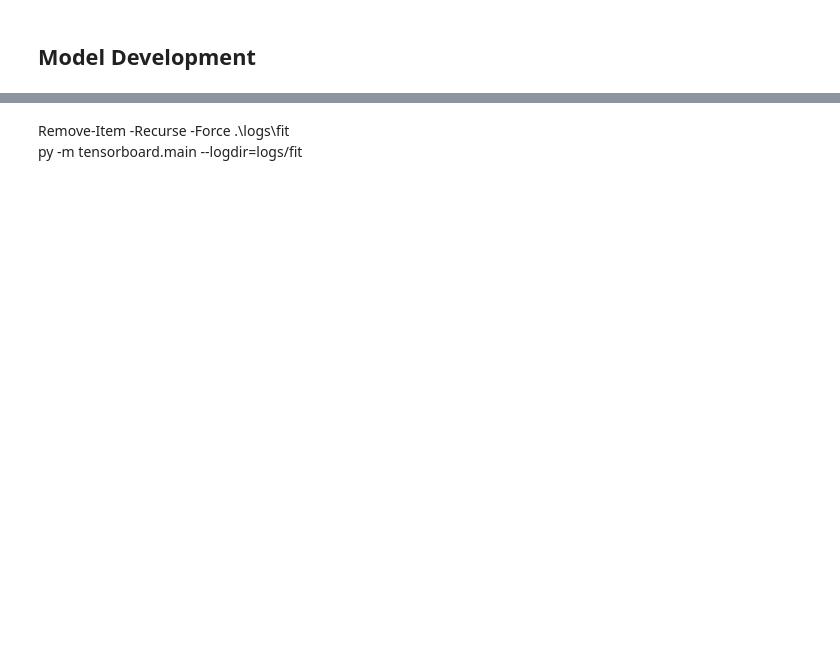
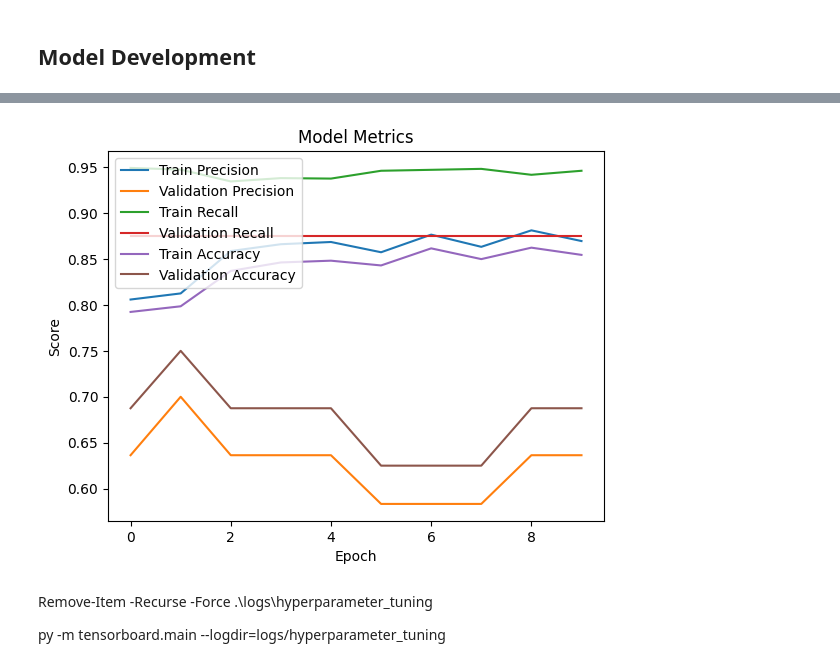
Before and after one commit to howiess/Competition, a Jupyter notebook: Classification_Chest x-ray for pneumonia.ipynb, the cells around one changed output, grey strips where cells are left out. Saved outputs shown, nothing was run; the diff lists cells and outputs as text; code cells hidden in the pictures; blank space fills up the shorter version.

```diff
--- a/Classification_Chest x-ray for pneumonia.ipynb
+++ b/Classification_Chest x-ray for pneumonia.ipynb
@@ -108,0 +113,13 @@ tensorboard_callback = tf.keras.callbacks.TensorBoard(log_dir=log_dir, histogram
+# %%
+log_dir = "logs/hyperparameter_tuning"
+tensorboard_callback = TensorBoard(log_dir=log_dir)
+# %%
+# Set up the tuner with adjusted parameter intervals
+tuner = kt.RandomSearch(
+    build_model,
+    objective='val_accuracy',
+    max_trials=10,  # Number of hyperparameter combinations to try
+    executions_per_trial=1,  # Number of models to build and evaluate for each trial
+    directory='tuner_logs',
+    project_name='chest_xray_tuning'
+)
@@ -108,0 +135,3 @@ tensorboard_callback = tf.keras.callbacks.TensorBoard(log_dir=log_dir, histogram
+# %%
+# Retrieve the best model
+best_model = tuner.get_best_models(num_models=1)[0]
@@ -109,8 +149,4 @@ tensorboard_callback = tf.keras.callbacks.TensorBoard(log_dir=log_dir, histogram
 # %%
-history = model.fit(
-    train_data,
-    epochs=20,
-    validation_data=val_data,
-    callbacks=[tensorboard_callback]  # Add TensorBoard callback here
-)
+# Plot training history for best model
+history = best_model.fit(train_data, epochs=10, validation_data=val_data, callbacks=[tensorboard_callback])
 # %% [output]
@@ -134,3 +173,19 @@ Epoch 20/20
+# %%
+# Plot metrics for the best model
+plt.plot(history.history['precision'], label='Train Precision')
+plt.plot(history.history['val_precision'], label='Validation Precision')
+plt.plot(history.history['recall'], label='Train Recall')
+plt.plot(history.history['val_recall'], label='Validation Recall')
+plt.plot(history.history['accuracy'], label='Train Accuracy')
+plt.plot(history.history['val_accuracy'], label='Validation Accuracy')
+plt.title('Model Metrics')
+plt.xlabel('Epoch')
+plt.ylabel('Score')
+plt.legend(loc='upper left')
+plt.show()
+# %% [output]
+[figure, added]
 # %% [markdown]
-Remove-Item -Recurse -Force .\logs\fit\
-py -m tensorboard.main --logdir=logs/fit
+Remove-Item -Recurse -Force .\logs\hyperparameter_tuning
+
+py -m tensorboard.main --logdir=logs/hyperparameter_tuning
```
Also changed, not shown: parts of 11 cells of this notebook.
